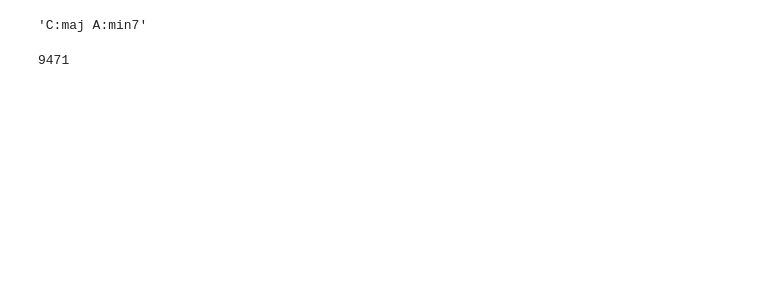
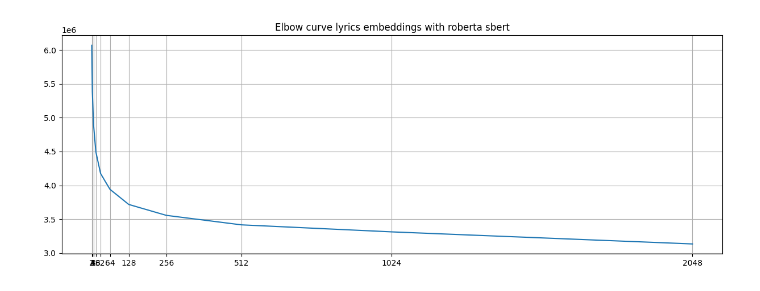
Before and after one commit to luigi-asprino/asif_for_music, a Jupyter notebook: analyse_clusters.ipynb, the cells around one changed output. Drawn from its saved outputs; the diff is of its cells as text; code cells hidden in the pictures; blank space fills up the shorter version.

```diff
--- a/analyse_clusters.ipynb
+++ b/analyse_clusters.ipynb
@@ -45,8 +0,0 @@ kmeans_runs_chords = elbow(train_chords_embeddings.numpy(), cluster_sizes, "Elbo
-# %%
-embedding_mode = "hs"
-
-train_lyrics_embeddings = pickle.load(open(f"experimental_data/train_lyrics_embeddings_{embedding_mode}.pkl", "rb"))
-train_chords_embeddings = pickle.load(open(f"experimental_data/train_chords_embeddings_{embedding_mode}.pkl", "rb"))
-
-test_lyrics_embeddings = pickle.load(open(f"experimental_data/test_lyrics_embeddings_{embedding_mode}.pkl", "rb"))
-test_chords_embeddings = pickle.load(open(f"experimental_data/test_chords_embeddings_{embedding_mode}.pkl", "rb"))
@@ -63,6 +0,0 @@ kmeans_runs_chords = elbow(train_chords_embeddings.numpy(), cluster_sizes, "Elbo
-# %%
-train_lyrics = pickle.load(open("experimental_data/train_lyrics.pkl", "rb"))
-train_chords = pickle.load(open("experimental_data/train_chords.pkl", "rb"))
-
-test_lyrics = pickle.load(open("experimental_data/test_lyrics.pkl", "rb"))
-test_chords = pickle.load(open("experimental_data/test_chords.pkl", "rb"))
@@ -103,8 +0,0 @@ tensor(10)
-# %%
-test_chords[0]
-# %% [output]
-'C:maj A:min7'
-# %%
-asif.candidates2[10].index(test_chords[0])
-# %% [output]
-9471
@@ -110,0 +12,22 @@ asif.candidates2[10].index(test_chords[0])
+# %%
+def elbow(X, cluster_sizes, label = "Elbow curve"):
+    distorsions = []
+    result = {}
+    for k in tqdm(cluster_sizes):
+        kmeans = sklearn.cluster.MiniBatchKMeans(n_clusters=k)
+        kmeans.fit(X)
+        distorsions.append(kmeans.inertia_)
+        result[k] = kmeans
+    fig = plt.figure(figsize=(15, 5))
+    plt.plot(cluster_sizes, distorsions)
+    plt.xticks(cluster_sizes)
+    plt.grid(True)
+    plt.title(label)
+    return result
+# %%
+chord_embeddings = pickle.load(open("data/chords_embeddings_sbert_chocolm.pkl", "rb"))
+lyrics_embeddings = pickle.load(open("data/lyrics_embeddings_sbert_roberta.pkl", "rb"))
+# %%
+kmeans_runs_lyrics_embeddings_sbert_roberta = elbow(lyrics_embeddings.numpy(), [2**p for p in range(1, 12)], "Elbow curve lyrics embeddings with roberta sbert")
+# %% [output]
+[figure, added]
```
Also changed, not shown: parts of 34 cells of this notebook, 9 other files.
